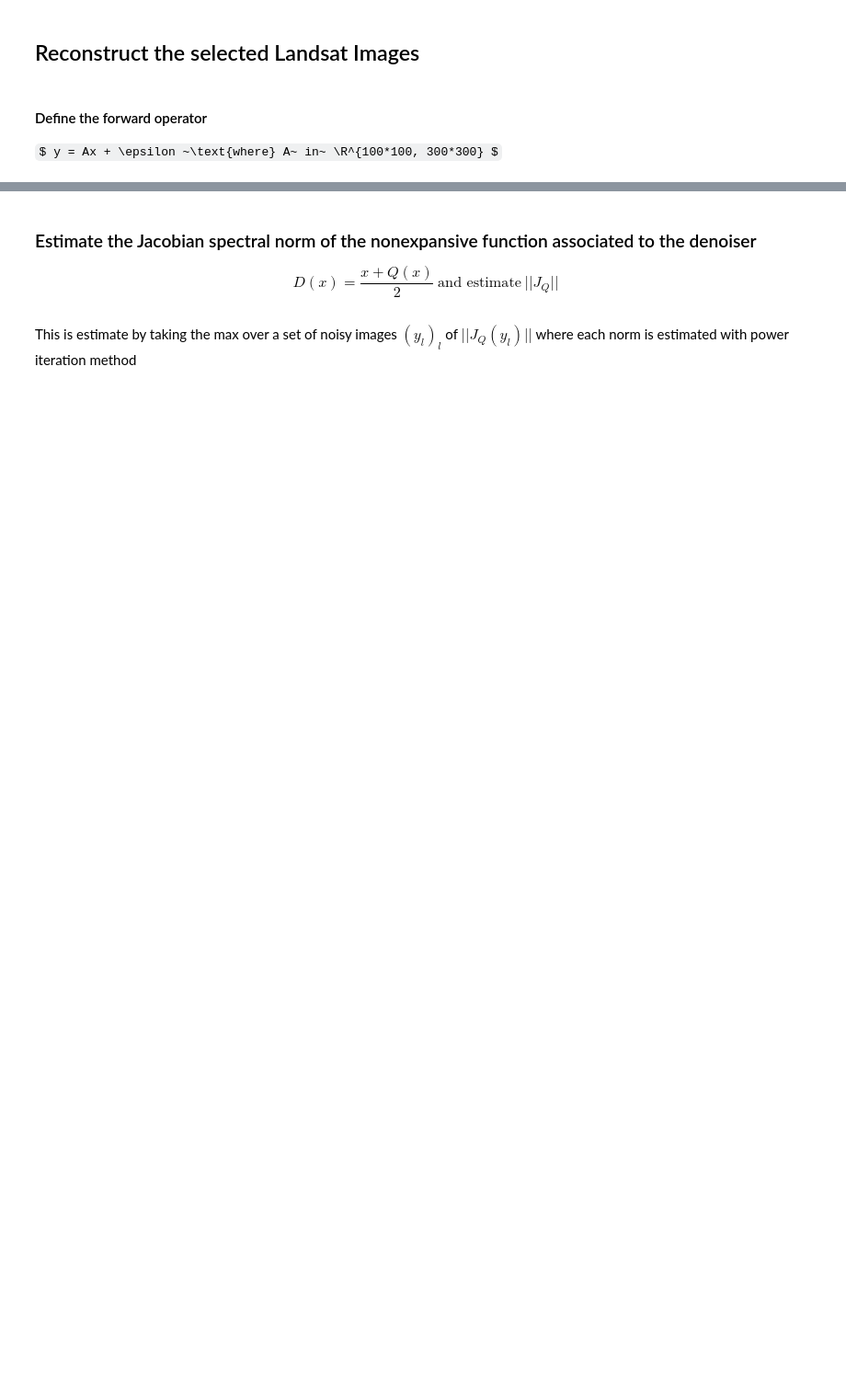
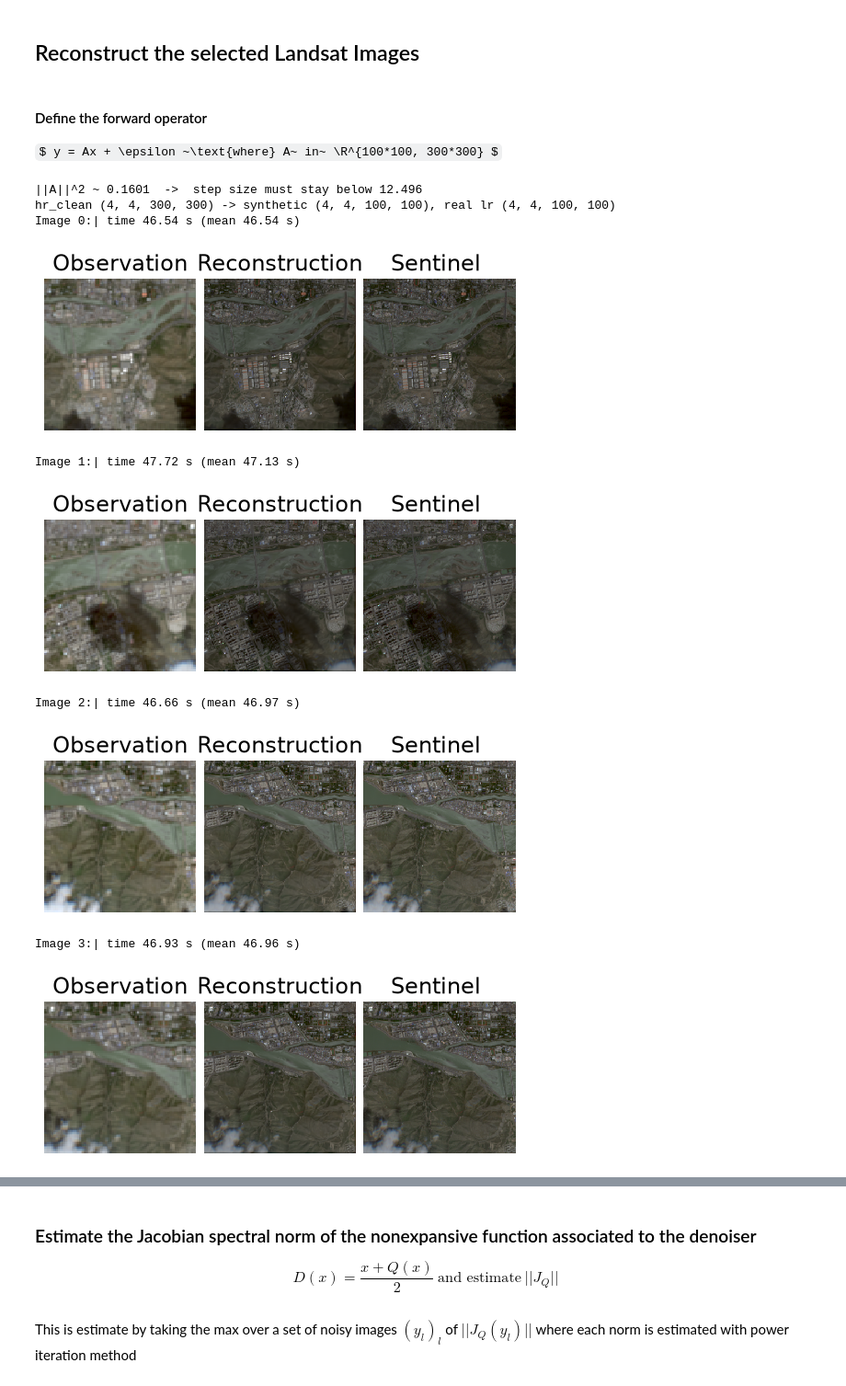
Before and after one commit to AlbatorZ/PnP-SR-for-multispectral-satellite-imagery, a Jupyter notebook: explore_dataset.ipynb, the cells around one changed output, grey strips where cells are left out. Shown at 92% size. Drawn from its saved outputs; the diff is of its cells as text; code cells hidden in the pictures; some formulas as TeX source; blank space fills up the shorter version.

Commit message:
Add real parameter: - perform PnP on Landsat observations if real = True - On synthetic observations otherwise

```diff
--- a/explore_dataset.ipynb
+++ b/explore_dataset.ipynb
@@ -15,7 +15,7 @@ from utils import operator_norm_sq, clean_and_normalize, to_rgb
 
 
 DATASET_PATH    = "data/T_Lhasa_L2S_RealDataset_full.pt"     # saved TensorDataset (observations, references)
-CHECKPOINT_PATH = "checkpoints/checkpoint_epoch_DRUNetFixNoise_1495.pth"  # fine-tuned DRUNet (see denoiser_training.py)
+CHECKPOINT_PATH = "checkpoints/checkpoint_epoch_DRUNetFixNoise01_1495.pth"  # fine-tuned DRUNet (see denoiser_training.py)
 
 IMG_SIZE    = [4, 300, 300]  # (channels, height, width)
 # %%
@@ -112,6 +112,10 @@ DOWN_FACTOR = 3              # downsampling factor
 N_ITER = 30    # number of PnP iterations
 GAMMA  = 10     # step size of the gradient step
 LAMBDA = 0.01
+
+SIGMA         = 0.1
+
+real = False
 
 blur = dinv.physics.Blur(
     dinv.physics.blur.gaussian_blur(sigma=BLUR_SIGMA, angle=0.0),
@@ -134,8 +138,15 @@ if GAMMA >= 2 / L:
 
 data_fidelity = dinv.optim.L2()   # f(x) = 1/2 ||A x - y||^2, grad = A^T (A x - y)
 
-lr_batch = [clean_and_normalize(im) for im in lr_batch]
-for idx, x_obs in enumerate(lr_batch):
+
+lr_batch = torch.stack([clean_and_normalize(im) for im in lr_batch]).to(device)
+hr_clean = torch.stack([clean_and_normalize(im) for im in hr_batch]).to(device)
+synthetic_batch = physics(hr_clean)      # [B, 4, 100, 100] = A x, applied to the whole batch at once
+print(f"hr_clean {tuple(hr_clean.shape)} -> synthetic {tuple(synthetic_batch.shape)}, real lr {tuple(lr_batch.shape)}")
+
+obs_batch = lr_batch if real else synthetic_batch
+
+for idx, x_obs in enumerate(obs_batch):
     x_obs = x_obs.unsqueeze(0).to(device)   # add batch dimension: [1, C, H, W]   # landsat observation
     xk = physics.A_adjoint(x_obs)           # initialization: back-projection A^T y
     norm_x_0 = torch.linalg.vector_norm(xk.flatten())
@@ -161,31 +172,43 @@ for idx, x_obs in enumerate(lr_batch):
     # Display: channels [2, 1, 0] form an RGB composite.
     # A square root (gamma correction) brightens the images for display only.
     # -------------------------------------------------------------------------
     # clamp(min=0) before the square root: the denoiser output goes slightly
     # negative, and sqrt of a negative is NaN (display only, xk itself is kept intact).
     dinv.utils.plot([(x_obs.clamp(min=0) ** 0.5)[0, [2, 1, 0]],
                      (xk.clamp(min=0) ** 0.5)[0, [2, 1, 0]],
                      (clean_and_normalize(hr_batch[idx]) ** 0.5)[[2, 1, 0]]],
                     titles=["Observation", "Reconstruction", "Sentinel "])
 
     # -------------------------------------------------------------------------
     # Water mask from the reconstruction:
     # NDWI = (Green - NIR) / (Green + NIR); channel 1 = green, channel 3 = NIR.
     # -------------------------------------------------------------------------
     green, nir = xk[0, 1], xk[0, 3]
     ndwi = (green - nir) / (green + nir + 1e-8)   # +eps avoids division by zero
     #dinv.utils.plot([ndwi.unsqueeze(0) > NDWI_THRESHOLD], cmap=water_cmap, titles=["Water mask"])
 
 # -----------------------------------------------------------------------------
 # Plot convergence figures
 # -----------------------------------------------------------------------------
 plt.figure(figsize=(7, 4))
 for idx, history in enumerate(convergence_histories):
     plt.plot(range(1, len(history) + 1), history, label=f"image number {idx}")
 plt.yscale("log")           # the relative step decays over orders of magnitude
 plt.xlabel("Iteration number")
 plt.ylabel("||x_k - x_{k-1}|| / ||x_0||")
-plt.title("PnP convergence on real Landsat observations")
+tipe = "synthetic" if not real else "Landsat"
+plt.title(f"PnP convergence on {tipe} observations")
 plt.legend()
 plt.grid(alpha=0.3)
 plt.show()
+# %% [output]
+||A||^2 ~ 0.1601  ->  step size must stay below 12.496
+hr_clean (4, 4, 300, 300) -> synthetic (4, 4, 100, 100), real lr (4, 4, 100, 100)
+Image 0:| time 46.54 s (mean 46.54 s)
+[figure, added]
+Image 1:| time 47.72 s (mean 47.13 s)
+[figure, added]
+Image 2:| time 46.66 s (mean 46.97 s)
+[figure, added]
+Image 3:| time 46.93 s (mean 46.96 s)
+[figure, added]
```
Also changed, not shown: parts of 2 cells of this notebook.
